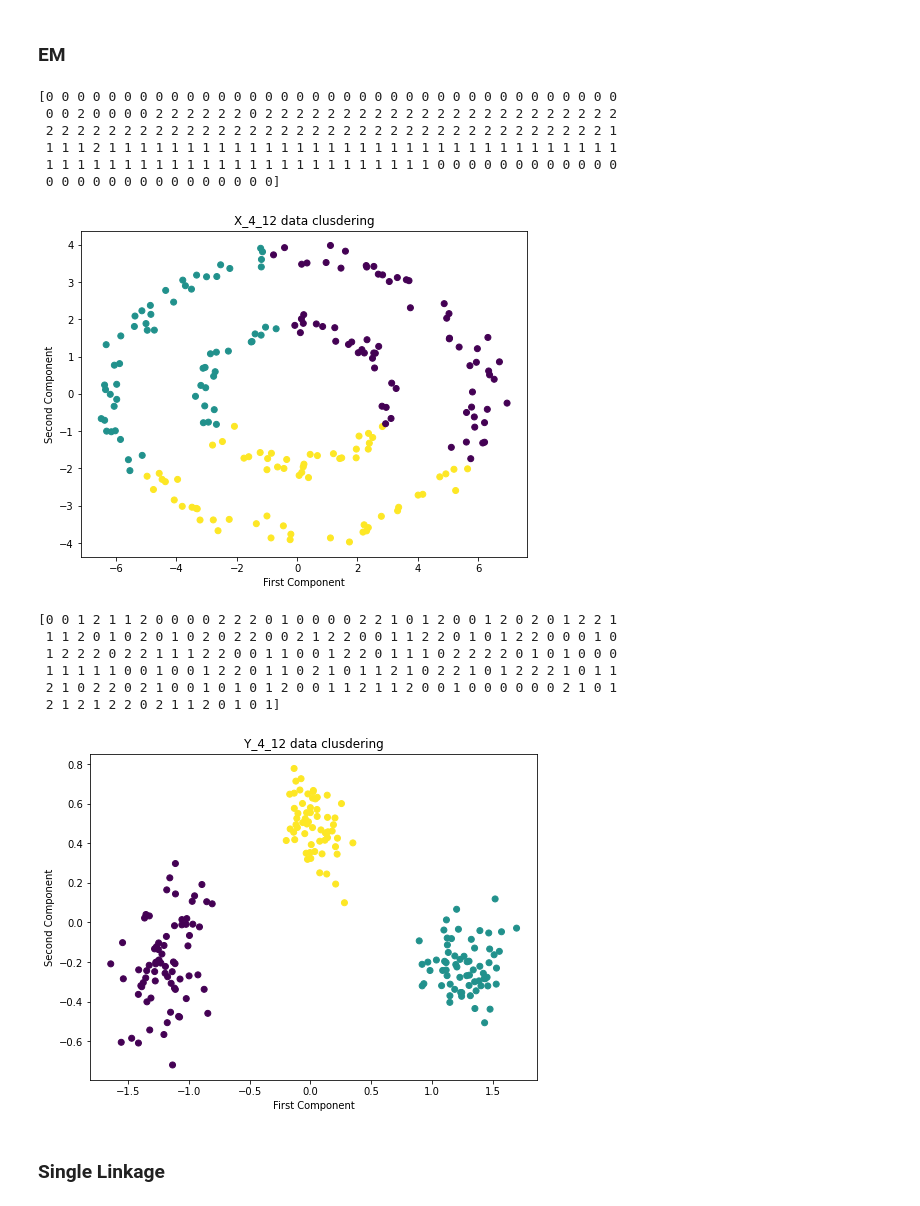
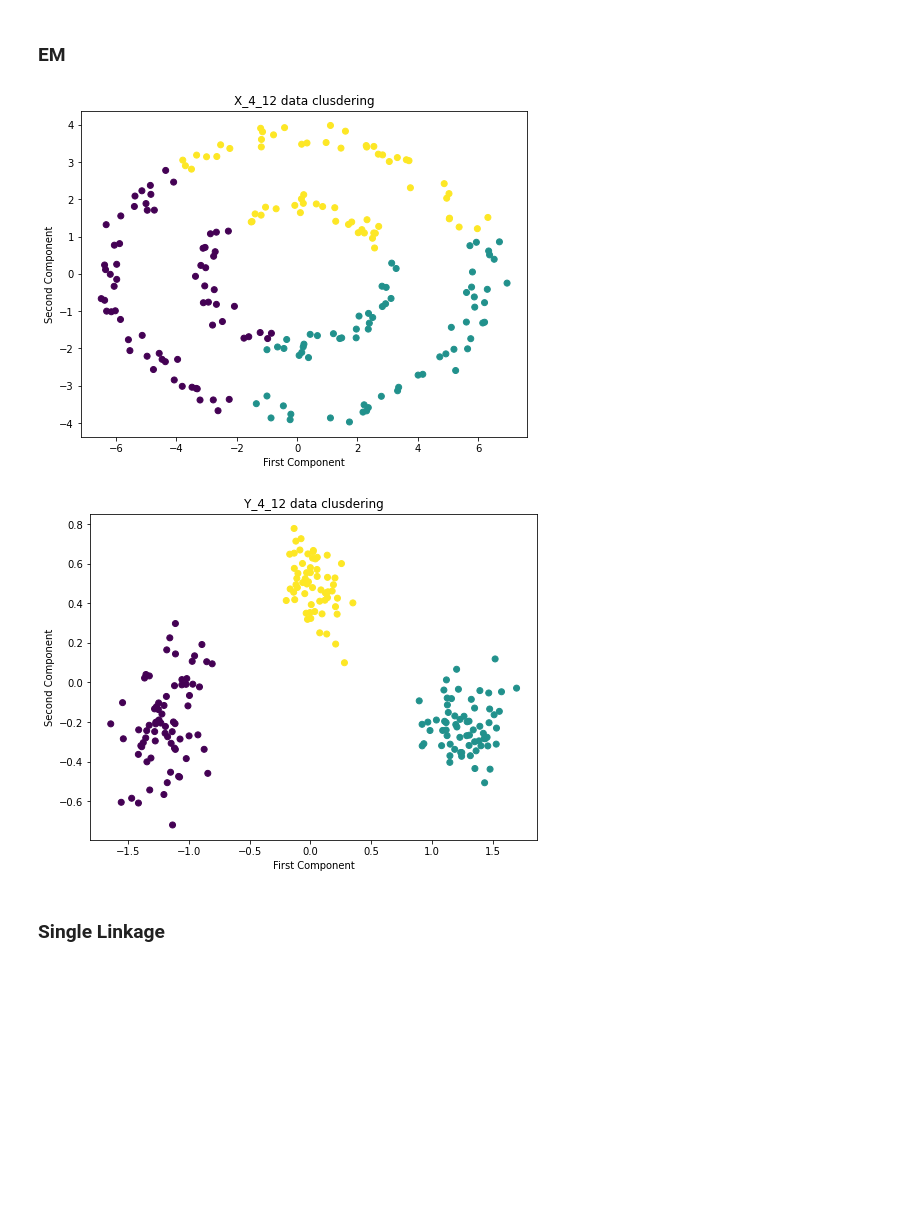
Before and after one commit to HSEDataAnalysis/LAB3, a Jupyter notebook: main.ipynb, the cells around one changed output. Drawn from its saved outputs; the diff is of its cells as text; code cells hidden in the pictures; blank space fills up the shorter version.

```diff
--- a/main.ipynb
+++ b/main.ipynb
@@ -439,32 +471,18 @@ Modularity = 0.49617369000273837
 ### EM
 # %%
 from sklearn.mixture import GaussianMixture
-em_clusters_x_3 = GaussianMixture(n_components=3,
+em_clusters_3_x = GaussianMixture(n_components=3,
                              max_iter=300,
                              covariance_type="full").fit_predict(df_x)
-print(em_clusters_x_3)
-draw_clusters(res_pca_x[:, 0], res_pca_x[:, 1], em_clusters_x_3)
+draw_clusters(res_pca_x[:, 0], res_pca_x[:, 1], em_clusters_3_x)
 # %% [output]
-[0 0 0 0 0 0 0 0 0 0 0 0 0 0 0 0 0 0 0 0 0 0 0 0 0 0 0 0 0 0 0 0 0 0 0 0 0
- 0 0 2 0 0 0 0 2 2 2 2 2 2 0 2 2 2 2 2 2 2 2 2 2 2 2 2 2 2 2 2 2 2 2 2 2 2
- 2 2 2 2 2 2 2 2 2 2 2 2 2 2 2 2 2 2 2 2 2 2 2 2 2 2 2 2 2 2 2 2 2 2 2 2 1
- 1 1 1 2 1 1 1 1 1 1 1 1 1 1 1 1 1 1 1 1 1 1 1 1 1 1 1 1 1 1 1 1 1 1 1 1 1
- 1 1 1 1 1 1 1 1 1 1 1 1 1 1 1 1 1 1 1 1 1 1 1 1 1 0 0 0 0 0 0 0 0 0 0 0 0
- 0 0 0 0 0 0 0 0 0 0 0 0 0 0 0]
-[figure, old version]
+[figure, new version]
 # %%
-em_clusters_y_3 = GaussianMixture(n_components=3,
+em_clusters_3_y = GaussianMixture(n_components=3,
                              max_iter=300,
                              covariance_type="full").fit_predict(df_y)
-print(em_clusters_y_3)
-draw_clusters(res_pca_y[:, 0], res_pca_y[:, 1], em_clusters_y_3, "Y")
+draw_clusters(res_pca_y[:, 0], res_pca_y[:, 1], em_clusters_3_y, "Y")
 # %% [output]
-[0 0 1 2 1 1 2 0 0 0 0 2 2 2 0 1 0 0 0 0 2 2 1 0 1 2 0 0 1 2 0 2 0 1 2 2 1
- 1 1 2 0 1 0 2 0 1 0 2 0 2 2 0 0 2 1 2 2 0 0 1 1 2 2 0 1 0 1 2 2 0 0 0 1 0
- 1 2 2 2 0 2 2 1 1 1 2 2 0 0 1 1 0 0 1 2 2 0 1 1 1 0 2 2 2 2 0 1 0 1 0 0 0
- 1 1 1 1 1 0 0 1 0 0 1 2 2 0 1 1 0 2 1 0 1 1 2 1 0 2 2 1 0 1 2 2 2 1 0 1 1
- 2 1 0 2 2 0 2 1 0 0 1 0 1 0 1 2 0 0 1 1 2 1 1 2 0 0 1 0 0 0 0 0 0 2 1 0 1
- 2 1 2 1 2 2 0 2 1 1 2 0 1 0 1]
 [figure]
 # %% [markdown]
 ### Single Linkage
```
Also changed, not shown: parts of 28 cells of this notebook.
